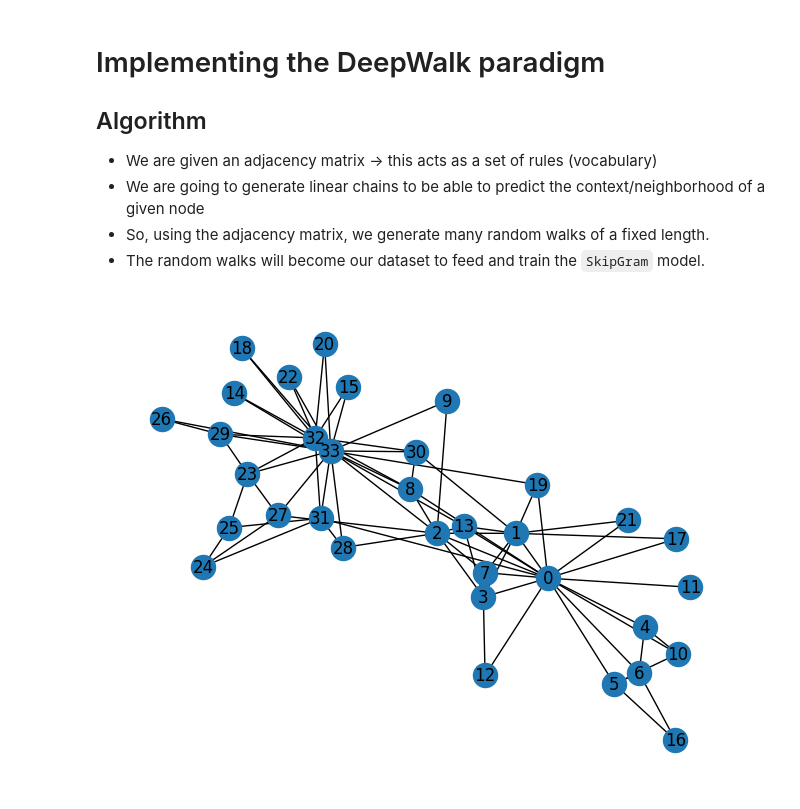
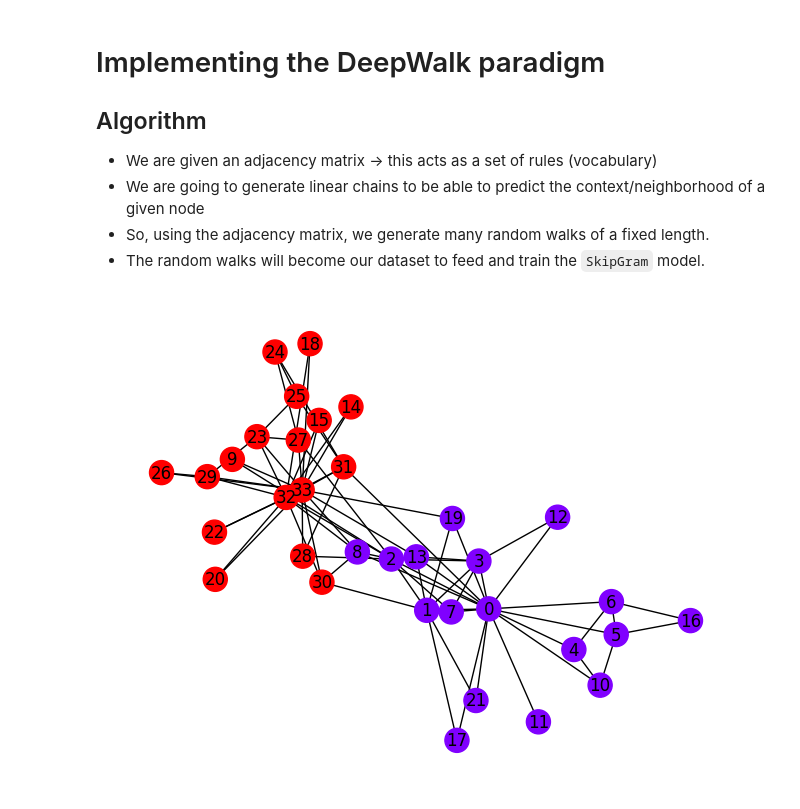
Before and after one commit to Anika-Roy/Exploring_Graph_Embeddings, a Jupyter notebook: deepwalkPyTorch.ipynb, the cells around one changed output. Cells and saved outputs as stored; diff of their text form; code cells hidden in the pictures.

```diff
--- a/deepwalkPyTorch.ipynb
+++ b/deepwalkPyTorch.ipynb
@@ -262,12 +262,24 @@ class DeepWalk():
                 plt.figure(figsize=(6,6))
                 plt.scatter(embeddings[:,0], embeddings[:,1], c=gt_labels)
                 plt.show()
-# %%
-G = nx.karate_club_graph()
-nx.draw(G, with_labels=True)
-adjmat = nx.adjacency_matrix(G).todense()
-# %% [output]
-[figure, removed]
+# %%
+G = nx.karate_club_graph()
+gt = []
+for node in G.nodes():
+    gt.append(G.nodes[node]['club'])
+
+# Convert gt into numbers
+gt_labels = np.array(gt)
+
+# Iterate over all labels and assign them an integer
+for i, label in enumerate(np.unique(gt_labels)):
+        gt_labels[gt_labels == label] = i
+gt_labels = gt_labels.astype(int)
+
+nx.draw(G, with_labels=True, node_color=gt_labels, cmap=plt.cm.rainbow)
+adjmat = nx.adjacency_matrix(G).todense()
+# %% [output]
+[figure, added]
 # %%
 dw = DeepWalk(adjmat, 2, 2, 5, 8)
 # %%
```
Also changed, not shown: parts of 4 cells of this notebook.
